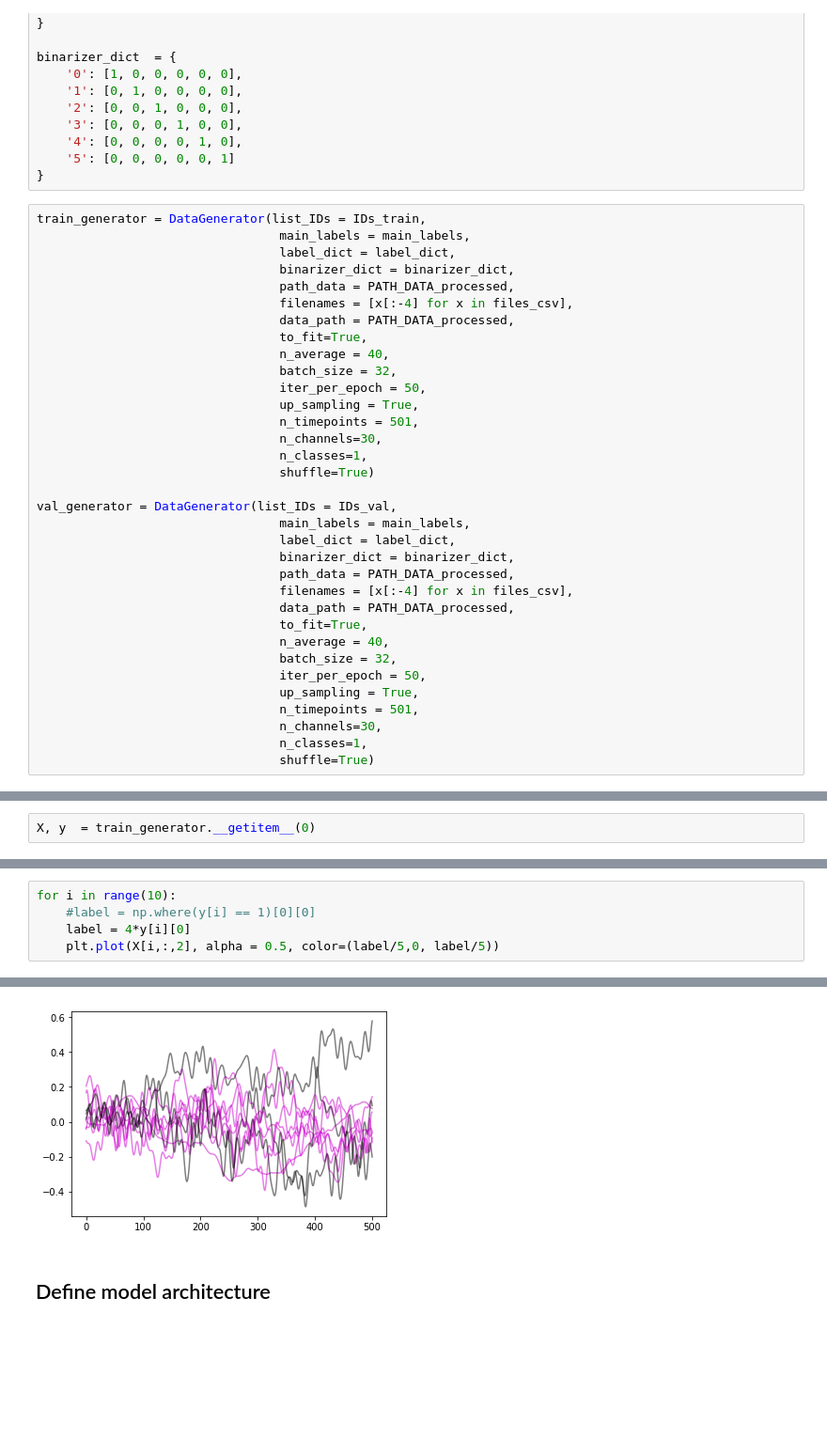
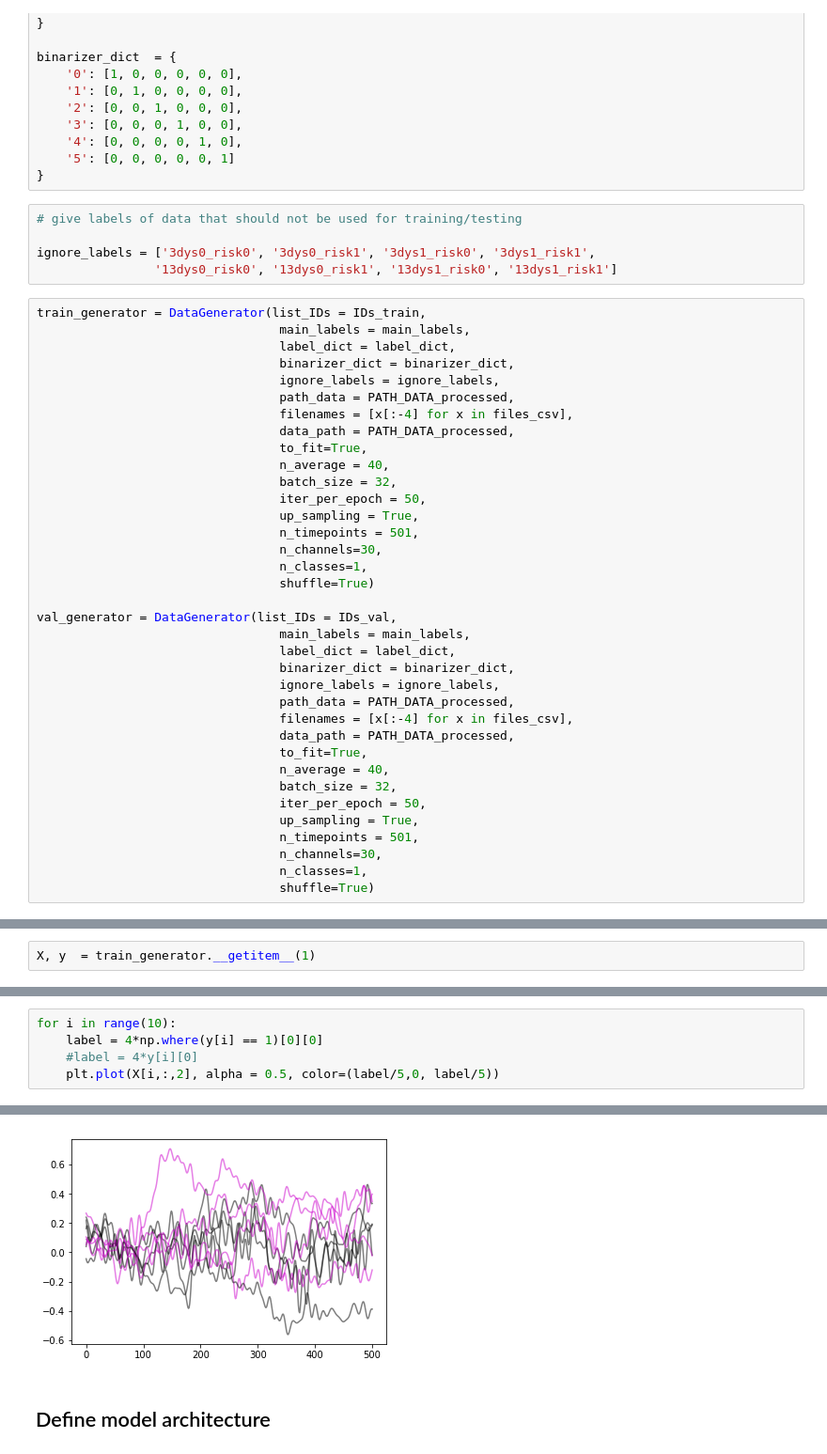
Before and after one commit to epodium/EEG_dyslexia_prediction, a Jupyter notebook: notebooks/CNN_model_averaging_data_41mnd.ipynb, the cells around one changed output, grey strips where cells are left out. Shown at 94% size. Saved outputs shown, nothing was run; the diff lists cells and outputs as text; blank space fills up the shorter version.

Commit message:
added notebooks for other data set

```diff
--- a/notebooks/CNN_model_averaging_data_41mnd.ipynb
+++ b/notebooks/CNN_model_averaging_data_41mnd.ipynb
@@ -271,11 +299,17 @@ binarizer_dict  = {
     '4': [0, 0, 0, 0, 1, 0],
     '5': [0, 0, 0, 0, 0, 1]
 }
+# %%
+# give labels of data that should not be used for training/testing
+
+ignore_labels = ['3dys0_risk0', '3dys0_risk1', '3dys1_risk0', '3dys1_risk1',
+                '13dys0_risk0', '13dys0_risk1', '13dys1_risk0', '13dys1_risk1']
 # %%
 train_generator = DataGenerator(list_IDs = IDs_train,
                                  main_labels = main_labels,
                                  label_dict = label_dict,
                                  binarizer_dict = binarizer_dict,
+                                 ignore_labels = ignore_labels,
                                  path_data = PATH_DATA_processed,
                                  filenames = [x[:-4] for x in files_csv],
                                  data_path = PATH_DATA_processed,
@@ -293,6 +327,7 @@ val_generator = DataGenerator(list_IDs = IDs_val,
                                  main_labels = main_labels,
                                  label_dict = label_dict,
                                  binarizer_dict = binarizer_dict,
+                                 ignore_labels = ignore_labels,
                                  path_data = PATH_DATA_processed,
                                  filenames = [x[:-4] for x in files_csv],
                                  data_path = PATH_DATA_processed,
@@ -308,5 +361,5 @@ val_generator = DataGenerator(list_IDs = IDs_val,
 # %%
-X, y  = train_generator.__getitem__(0)
+X, y  = train_generator.__getitem__(1)
 # %%
 X.shape, len(y)
 # %% [output]
@@ -328,6 +383,6 @@ print(y[:11])
 # %%
 for i in range(10):
-    #label = np.where(y[i] == 1)[0][0]
-    label = 4*y[i][0]
+    label = 4*np.where(y[i] == 1)[0][0]
+    #label = 4*y[i][0]
     plt.plot(X[i,:,2], alpha = 0.5, color=(label/5,0, label/5))
 # %% [output]
@@ -334,4 +390,4 @@ for i in range(10):
-[figure, old version]
+[figure, new version]
 # %% [markdown]
 ## Define model architecture
 # %%
```
Also changed, not shown: parts of 138 cells of this notebook, 1 other file.
